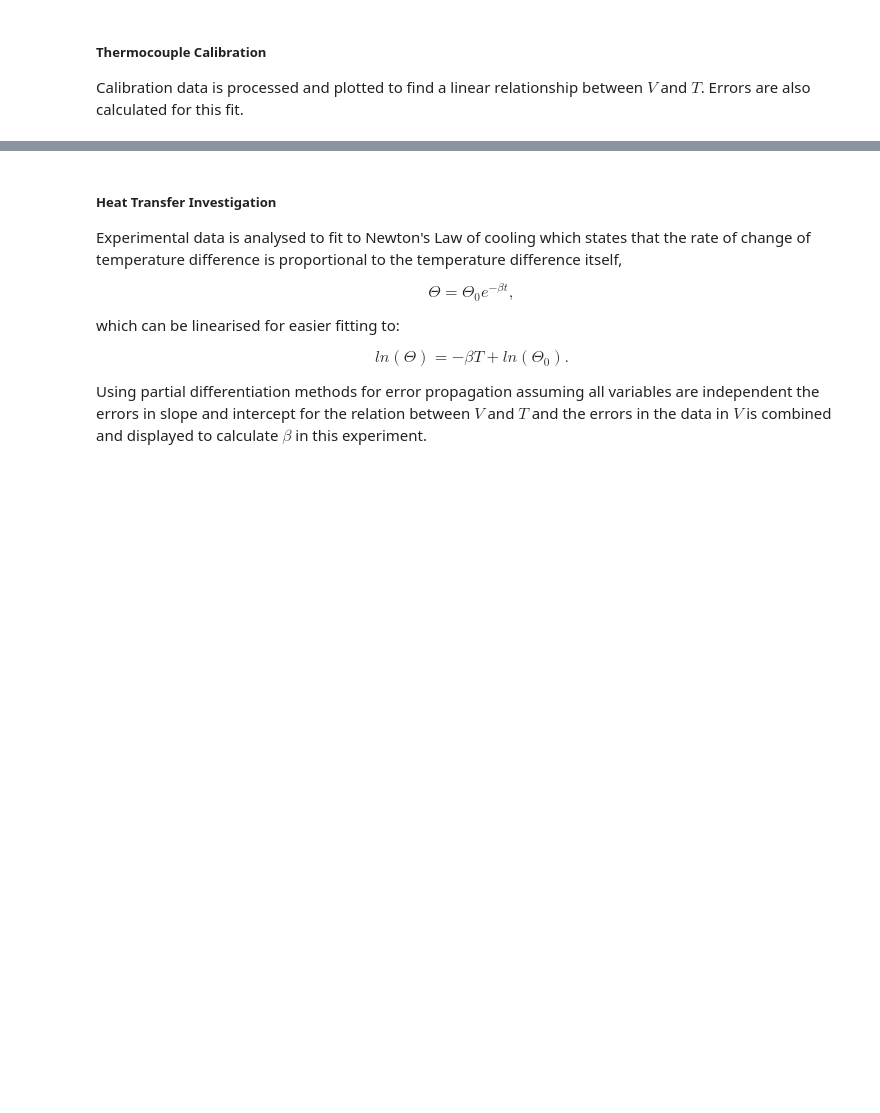
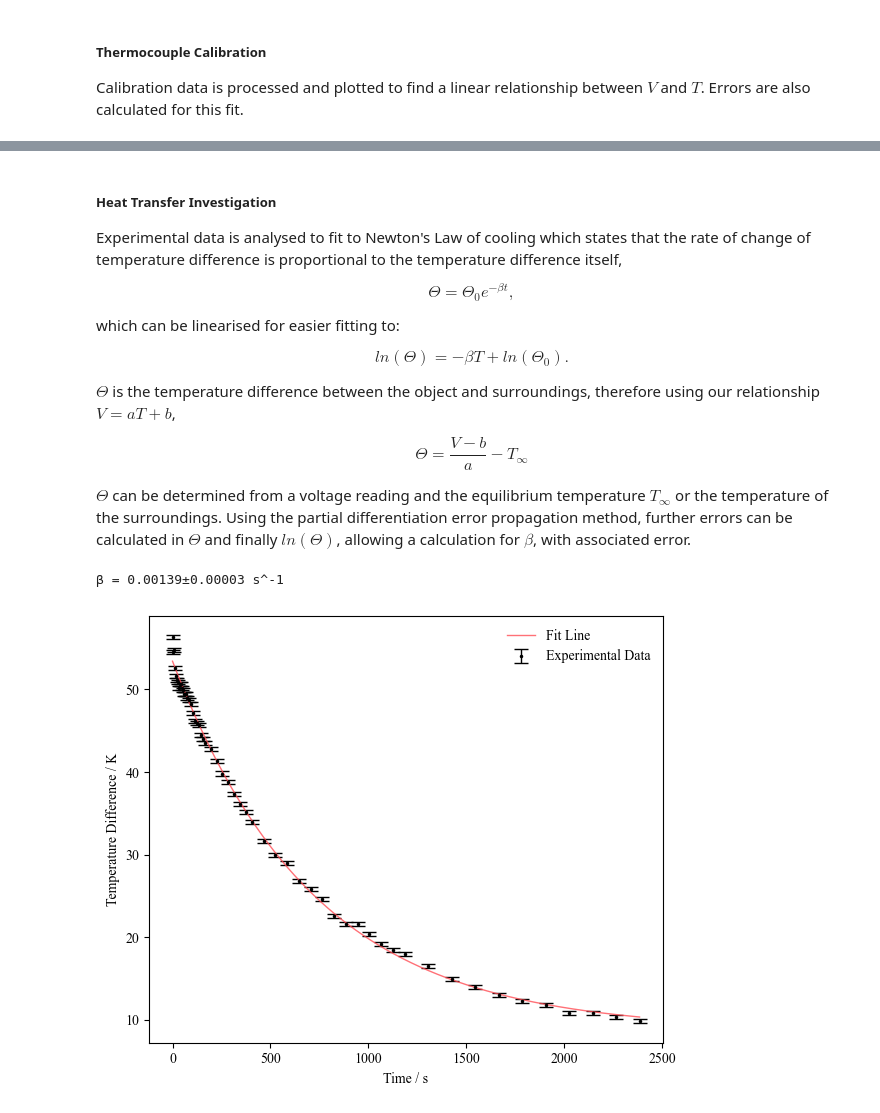
Before and after one commit to isaacbarker/phys10013, a Jupyter notebook: t1_thermocouple-callibration.ipynb, the cells around one changed output, grey strips where cells are left out. Cells and saved outputs as stored; diff of their text form; code cells hidden in the pictures; blank space fills up the shorter version.

```diff
--- a/t1_thermocouple-callibration.ipynb
+++ b/t1_thermocouple-callibration.ipynb
@@ -104,7 +106,13 @@ which can be linearised for easier fitting to:
     ln(\Theta) = -\beta T + ln(\Theta_0).
 \end{equation}
 
-Using partial differentiation methods for error propagation assuming all variables are independent the errors in slope and intercept for the relation between $V$ and $T$ and the errors in the data in $V$ is combined and displayed to calculate $\beta$ in this experiment.
+$\Theta$ is the temperature difference between the object and surroundings, therefore using our relationship $V = aT + b$,
+
+\begin{equation}
+    \Theta = \frac{V-b}{a} - T_{\infty}
+\end{equation}
+
+$\Theta$ can be determined from a voltage reading and the equilibrium temperature $T_{\infty}$ or the temperature of the surroundings. Using the partial differentiation error propagation method, further errors can be calculated in $\Theta$ and finally $ln(\Theta)$, allowing a calculation for $\beta$, with associated error.
 # %%
 # import time-voltage data from experiment
 data = pd.read_csv(DATA_PATH)
@@ -140,0 +149,58 @@ data['ln(theta)_err'] = np.array(temperatures_errs, dtype='float64')
+# %%
+# fit exponential function
+def theta(t, theta_0, beta, A):
+    return A + theta_0 * np.e **(-beta * t)
+
+popt, pcov = curve_fit(theta, data['t'], data['theta'], sigma=data['theta_err'])
+
+errs = np.sqrt(np.diag(pcov))
+
+print(f"β = {popt[1]:.5f}±{errs[1]:.5f} s^-1")
+# %% [output]
+β = 0.00139±0.00003 s^-1
+# %%
+# plot theta against time to see exponential behaviour
+fig_data = plt.figure(figsize=(6, 5))
+
+# experimental data
+plt.errorbar(
+    data['t'],
+    data['theta'],
+    yerr=data['theta_err'],
+    fmt='.k',
+    markersize=3,
+    ecolor='k',
+    elinewidth=1,
+    capsize=5,
+    label='Experimental Data'
+)
+
+# plot fit
+fine_t = np.linspace(
+    min(data['t']),
+    max(data['t']),
+    10000
+)
+
+plt.plot(
+    fine_t,
+    popt[0]*np.e**(-popt[1]*fine_t) + popt[2],
+    color='#ff4d55',
+    alpha=0.8,
+    linewidth=1,
+    label='Fit Line'
+)
+
+# style graph
+plt.xlabel("Time / s")
+plt.ylabel("Temperature Difference / K")
+
+plt.legend(frameon=False, loc='upper right')
+
+plt.tight_layout()
+plt.show()
+
+# save graph
+fig_data.savefig('t1_exp_data.png', dpi=300)
+# %% [output]
+[figure, added]
```
Also changed, not shown: parts of 11 cells of this notebook.
